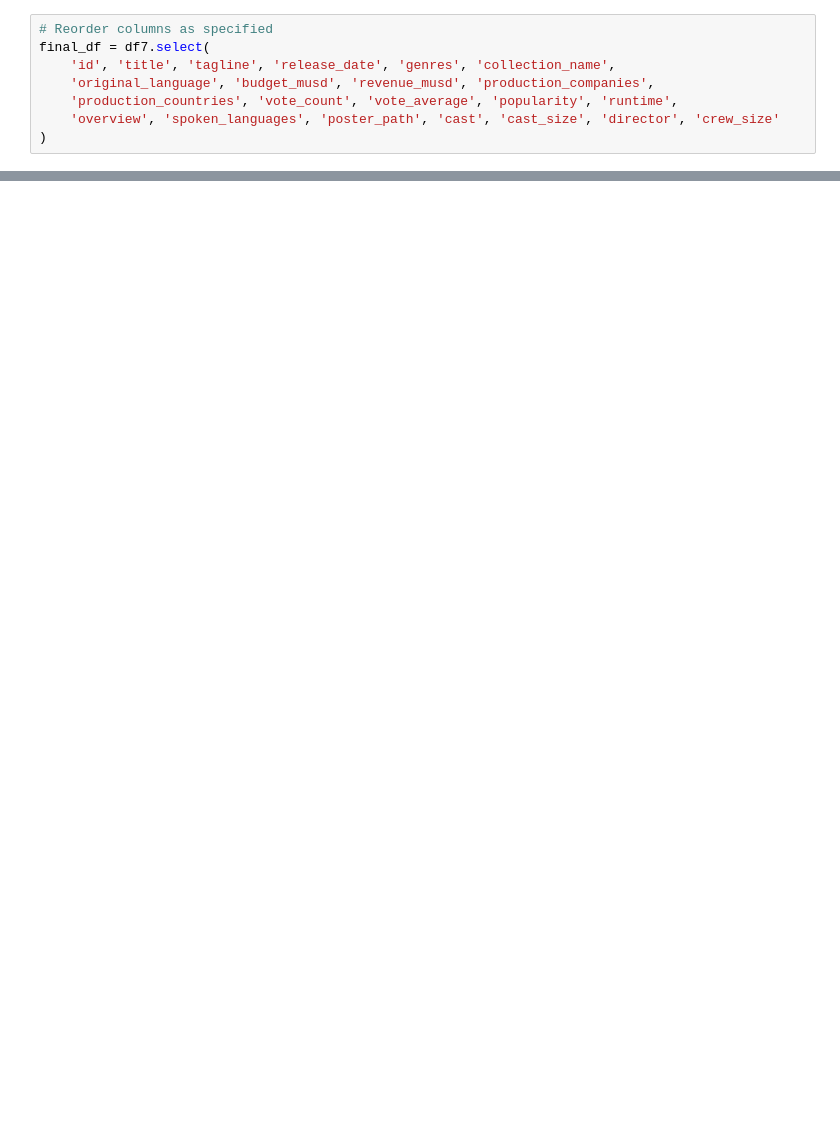
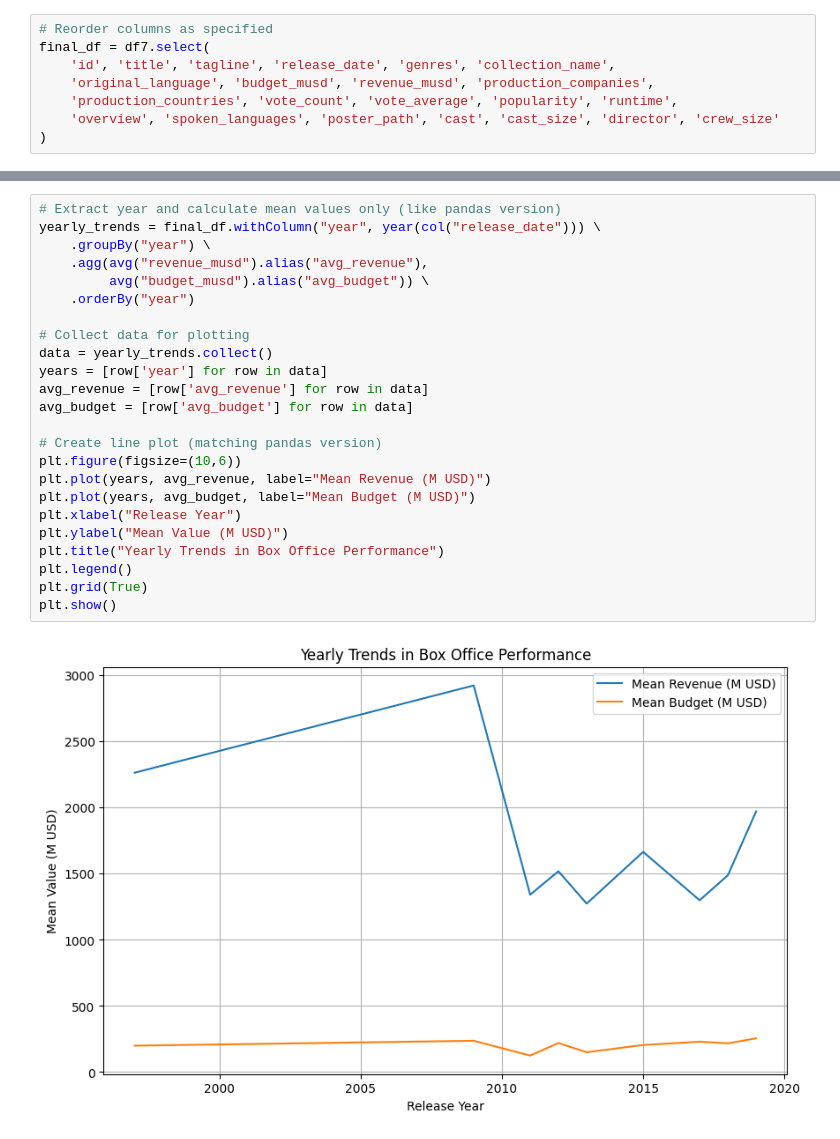
Before and after one commit to ignatus-anim/tmdb-spark-analytics, a Jupyter notebook: module4.ipynb, the cells around one changed output, grey strips where cells are left out. Cells and saved outputs as stored; diff of their text form; blank space fills up the shorter version.

```diff
--- a/module4.ipynb
+++ b/module4.ipynb
@@ -580,0 +945,26 @@ only showing top 1 row
+# %%
+# Extract year and calculate mean values only (like pandas version)
+yearly_trends = final_df.withColumn("year", year(col("release_date"))) \
+    .groupBy("year") \
+    .agg(avg("revenue_musd").alias("avg_revenue"),
+         avg("budget_musd").alias("avg_budget")) \
+    .orderBy("year")
+
+# Collect data for plotting
+data = yearly_trends.collect()
+years = [row['year'] for row in data]
+avg_revenue = [row['avg_revenue'] for row in data]
+avg_budget = [row['avg_budget'] for row in data]
+
+# Create line plot (matching pandas version)
+plt.figure(figsize=(10,6))
+plt.plot(years, avg_revenue, label="Mean Revenue (M USD)")
+plt.plot(years, avg_budget, label="Mean Budget (M USD)")
+plt.xlabel("Release Year")
+plt.ylabel("Mean Value (M USD)")
+plt.title("Yearly Trends in Box Office Performance")
+plt.legend()
+plt.grid(True)
+plt.show()
+# %% [output]
+[figure, added]
```
Also changed, not shown: parts of 18 cells of this notebook.
